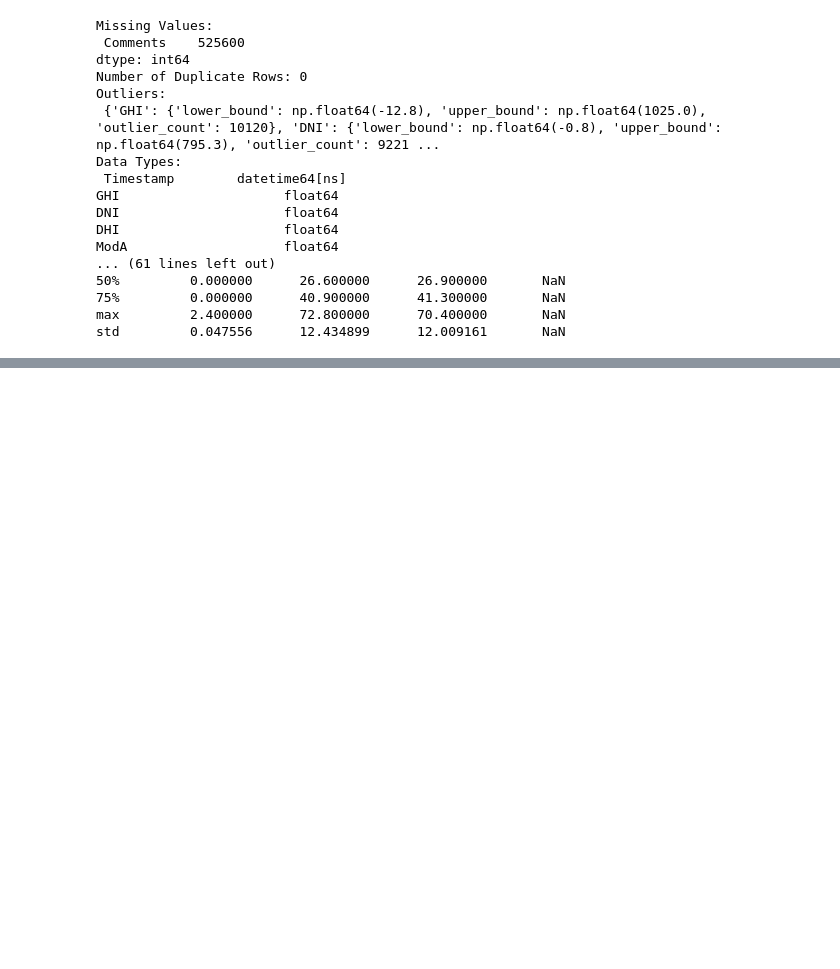
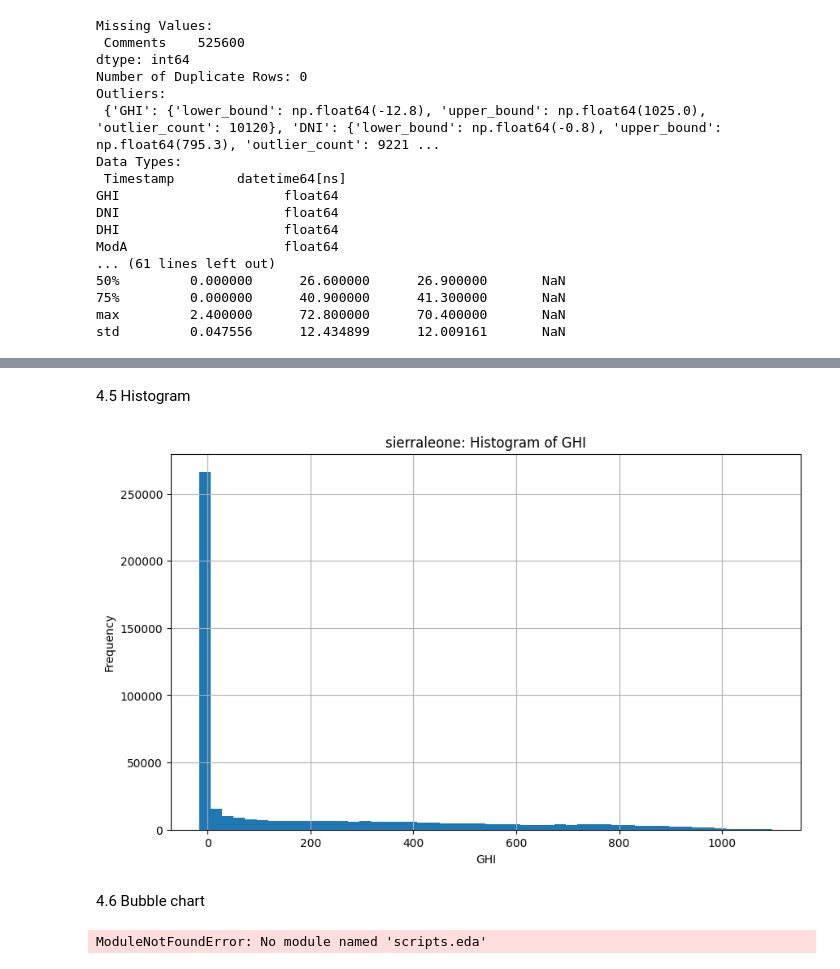
Before and after one commit to hundera47/w0-solar-farm-analysis, a Jupyter notebook: Notebooks/sierraleone_analysis.ipynb, the cells around one changed output, grey strips where cells are left out. Saved outputs shown, nothing was run; the diff lists cells and outputs as text; code cells hidden in the pictures; blank space fills up the shorter version.

```diff
--- a/Notebooks/sierraleone_analysis.ipynb
+++ b/Notebooks/sierraleone_analysis.ipynb
@@ -85,0 +160,22 @@ benin_data_cleaned = handle_missing_values(sierraleone_data)
+# %% [markdown]
+4.5 Histogram
+# %%
+# notebooks/benin_analysis.ipynb
+
+from scripts.eda import plot_histogram
+
+# Plot histogram for GHI
+plot_histogram(sierraleone_data_final, column='GHI', title='sierraleone')
+# %% [output]
+[figure, added]
+# %% [markdown]
+4.6 Bubble chart
+# %%
+# notebooks/benin_analysis.ipynb
+
+from scripts.eda import plot_bubble_chart
+
+# Plot bubble chart for GHI vs Tamb vs WS
+plot_bubble_chart(sierraleone_data_final, x_col='GHI', y_col='Tamb', size_col='RH', title='Benin')
+# %% [output]
+ModuleNotFoundError: No module named 'scripts.eda'
```
Also changed, not shown: parts of 17 cells of this notebook, 5 other files.
